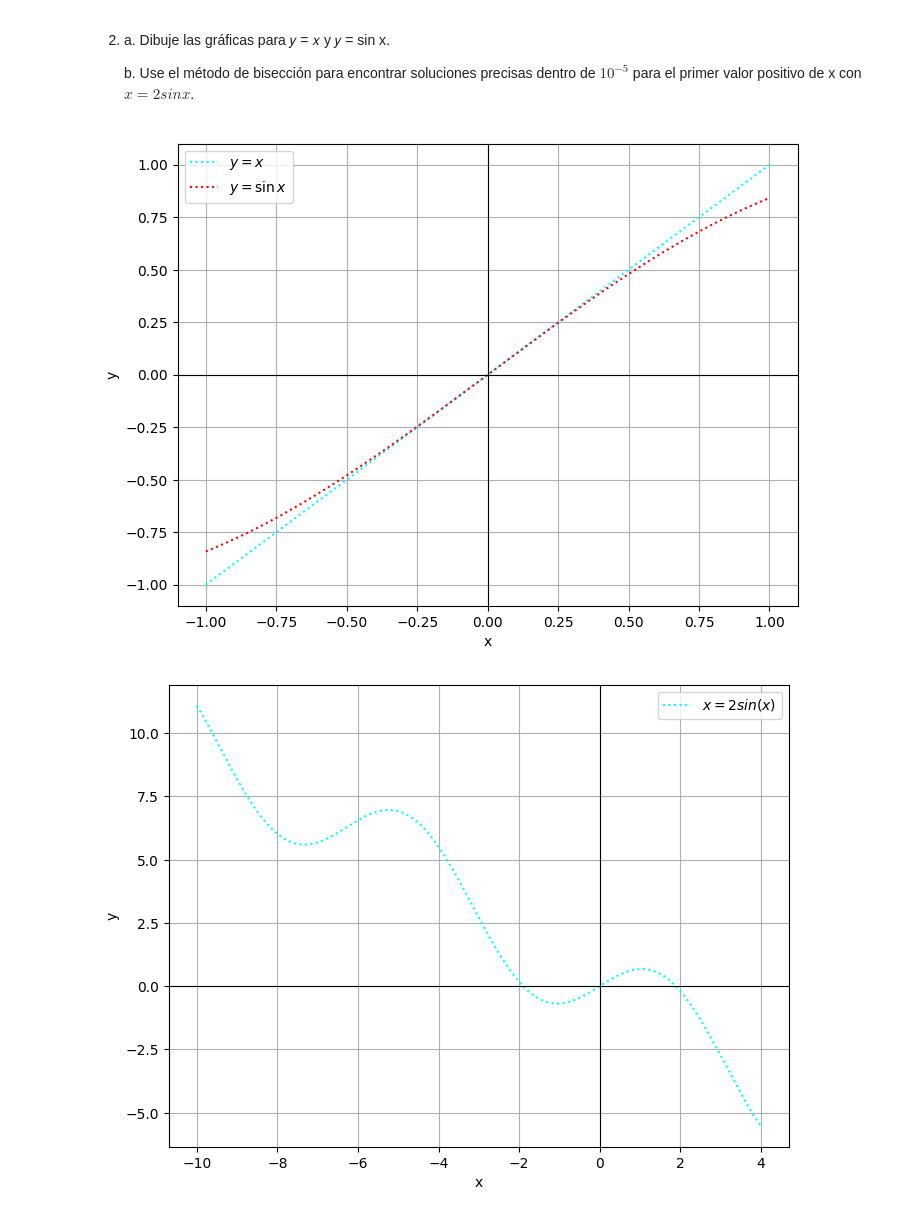
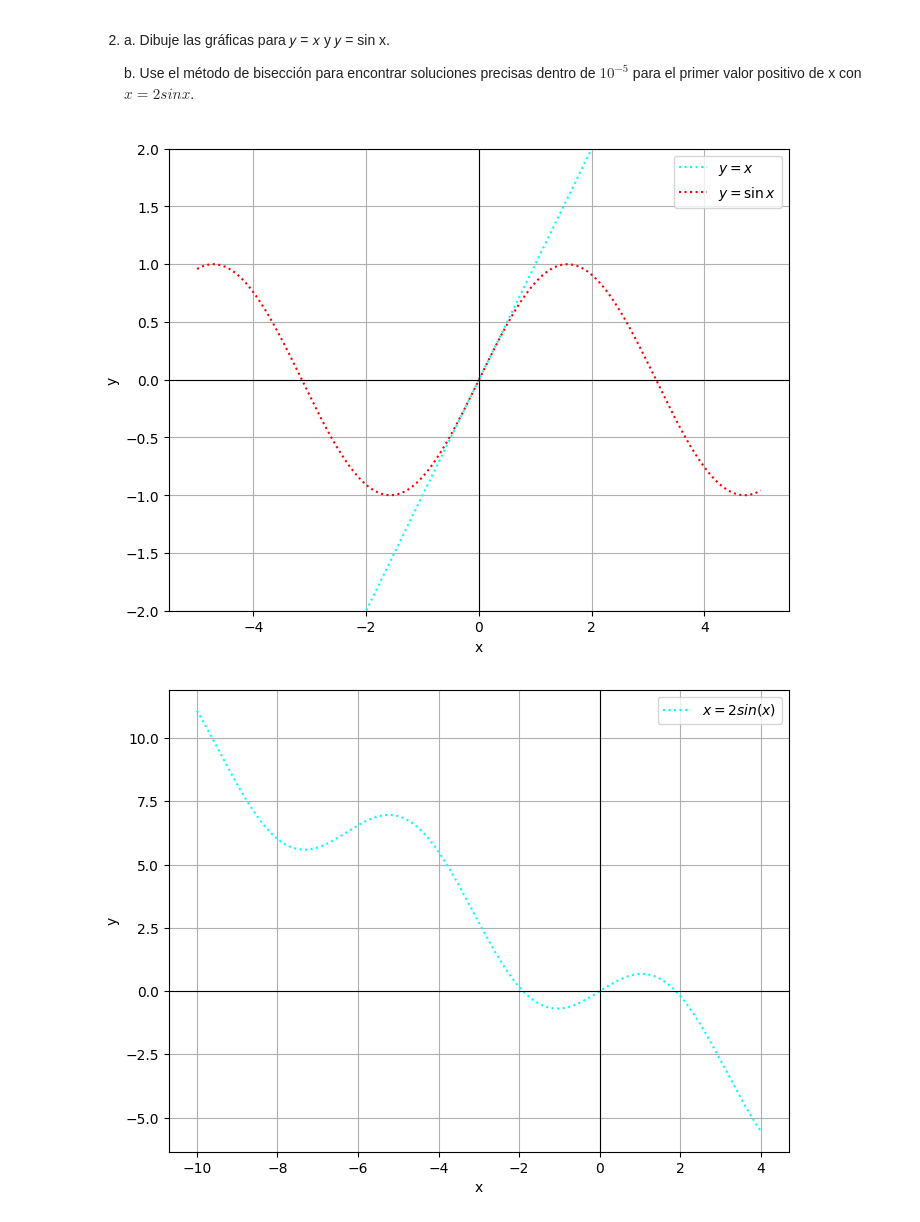
Before and after one commit to R3LM15/MetodosNumericos_MateoMolina, a Jupyter notebook: [Tarea 4]/Tarea_4.ipynb, the cells around one changed output. Drawn from its saved outputs; the diff is of its cells as text; code cells hidden in the pictures.

```diff
--- a/[Tarea 4]/Tarea_4.ipynb
+++ b/[Tarea 4]/Tarea_4.ipynb
@@ -76,26 +76,27 @@ Raíz aproximada: 3.4156250000000004
 # %%
 import numpy as np
 import matplotlib.pyplot as plt
 
 ## a)
 
-np.linspace(-10, 4, 800)
+x=np.linspace(-5, 5, 800)
 y1 = x
 y2 = np.sin(x)
 
 plt.figure(figsize=(8, 6)) #tamaño de la figura
 plt.plot(x, y1, label='$y = x$', color='cyan', linestyle=':')
 plt.plot(x, y2, label='$y = \sin x$', color='red', linestyle=':')
 plt.xlabel('x')
 plt.ylabel('y')
 
 plt.grid(True)
 plt.axhline(0, color='black', linewidth=0.8)  # Eje X
 plt.axvline(0, color='black', linewidth=0.8)  # Eje Y
 plt.legend()
+plt.ylim(-2, 2)  # Limita el eje Y para evitar asintotas demasiado altas
 plt.show()
 # %% [output]
-[figure, old version]
+[figure, new version]
 # %%
 # Gráfica de la función
 x=np.linspace(-10, 4, 800)
```
Also changed, not shown: 1 other file.
